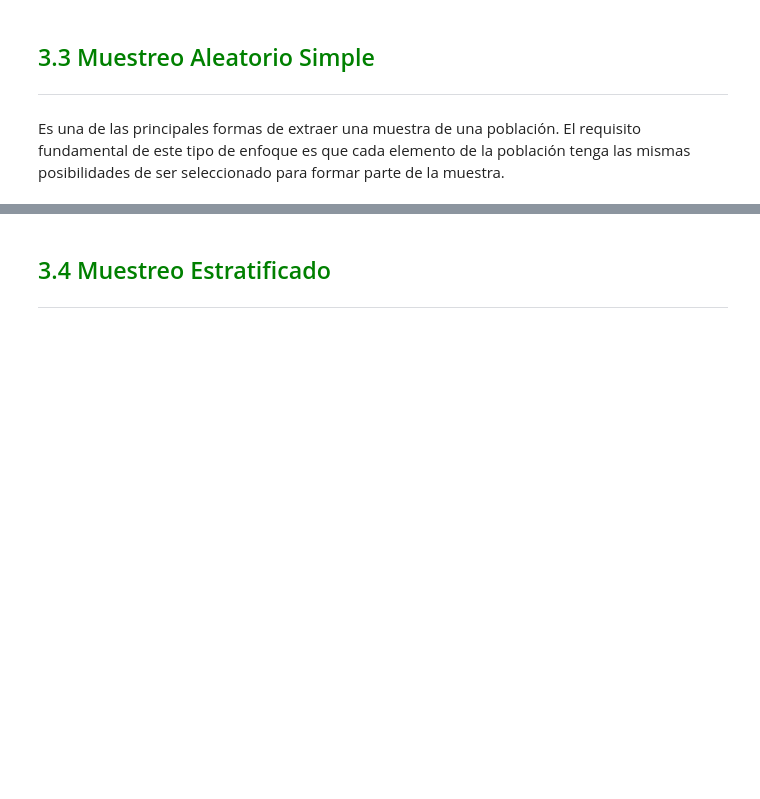
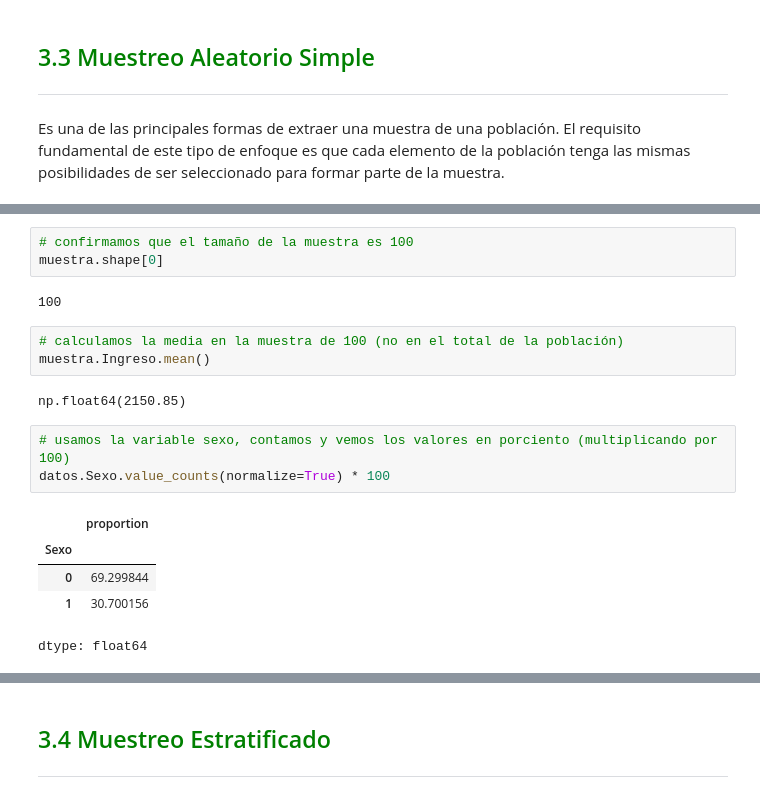
Before and after one commit to evs-11/Estadistica-con-Python-parte-2, a Jupyter notebook: Inicial.ipynb, the cells around one changed output, grey strips where cells are left out. Drawn from its saved outputs; the diff is of its cells as text; blank space fills up the shorter version.

```diff
--- a/Inicial.ipynb
+++ b/Inicial.ipynb
@@ -869,0 +923,19 @@ Es una de las principales formas de extraer una muestra de una población. El re
+# %%
+# confirmamos que el tamaño de la muestra es 100
+muestra.shape[0]
+# %% [output]
+100
+# %%
+# calculamos la media en la muestra de 100 (no en el total de la población)
+muestra.Ingreso.mean()
+# %% [output]
+np.float64(2150.85)
+# %%
+# usamos la variable sexo, contamos y vemos los valores en porciento (multiplicando por 100)
+datos.Sexo.value_counts(normalize=True) * 100
+# %% [output]
+|  | proportion |
+| Sexo |  |
+| 0 | 69.299844 |
+| 1 | 30.700156 |
+dtype: float64
```
Also changed, not shown: parts of 49 cells of this notebook.
